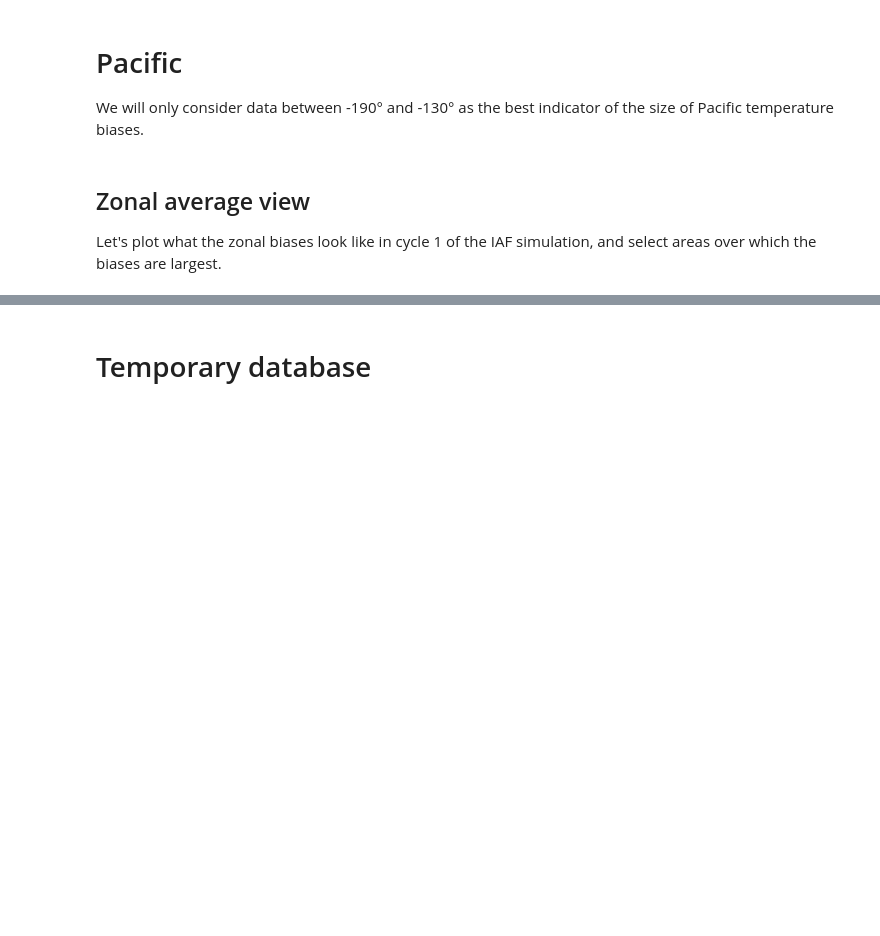
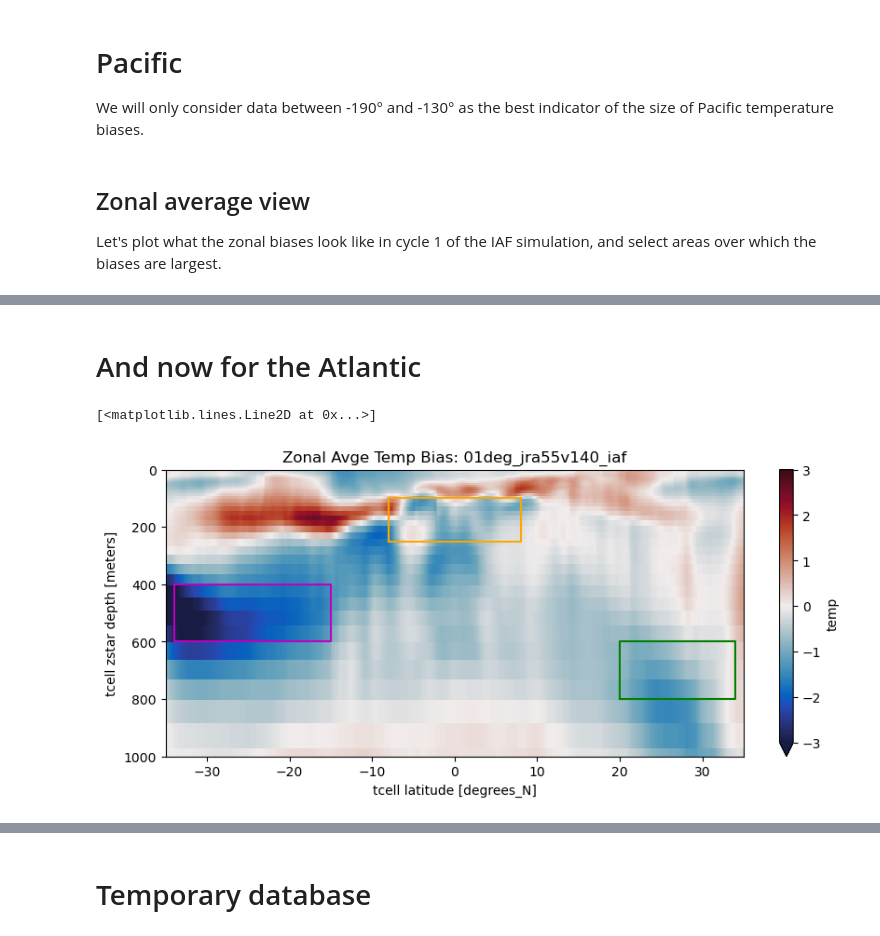
Before and after one commit to COSIMA/ACCESS-OM2-Temp-Biases, a Jupyter notebook: PerturbationBiasTimeseries.ipynb, the cells around one changed output, grey strips where cells are left out. Drawn from its saved outputs; the diff is of its cells as text; code cells hidden in the pictures; blank space fills up the shorter version.

Commit message:
merging atlantic and pacific perturbation notebook

```diff
--- a/PerturbationBiasTimeseries.ipynb
+++ b/PerturbationBiasTimeseries.ipynb
@@ -146,0 +150,42 @@ Text(0.5, 1.0, '(c) Northern Tropical Pacific Intermediate-depth Bias')
+# %% [markdown]
+# And now for the Atlantic
+# %%
+# This is for tropical and subtropical Atlantic
+transect_lons = [-50, -10]
+transect_lats = [-35,35]
+
+KELVIN_TO_CELSIUS = -273.15
+# %%
+expt = '01deg_jra55v140_iaf'
+tstart = '1981-01-01'
+tend = '1981-12-31'
+temp = cc.querying.getvar(expt, 'temp', session, ncfile='ocean-3d-temp-1-monthly-mean-ym_%.nc')#,chunks={'st_ocean':20,'xt_ocean':100,'yt_ocean':100,'time':None})
+temperature = temp.sel(yt_ocean=slice(transect_lats[0],transect_lats[1])).sel(xt_ocean=slice(transect_lons[0],transect_lons[1])).mean('xt_ocean').sel(time=slice(tstart,tend)).mean('time').load() + KELVIN_TO_CELSIUS
+# %%
+# Load obs
+ds_obs = xr.open_mfdataset('/g/data/ik11/observations/woa13/01/woa13_ts_??_mom01.nc')#,chunks={'ZT':20,'GRID_X_T':100,'GRID_Y_T':100,'time':None})
+ds_obs = ds_obs.rename({'GRID_Y_T': 'yt_ocean', 'GRID_X_T': 'xt_ocean', 'ZT': 'st_ocean'})
+ds_obs['st_ocean'] = temp.st_ocean
+ds_obs['xt_ocean'] = temp.xt_ocean
+ds_obs['yt_ocean'] = temp.yt_ocean
+ds_obs = ds_obs.sel(yt_ocean=slice(transect_lats[0],transect_lats[1])).sel(xt_ocean=slice(transect_lons[0],transect_lons[1])).mean('xt_ocean').mean('time')
+temperature_obs = ds_obs.temp.load()
+
+plt.figure(figsize=(10,4))
+temp_bias = temperature-temperature_obs
+temp_bias.plot(yincrease=False,vmin=-3, vmax=3,cmap = cm.cm.balance)
+plt.ylim(ymin=1000)
+plt.title('Zonal Avge Temp Bias: '+expt)
+# Define 3 regions
+r1 = {'minlat':-34,'maxlat':-15,'upperdepth':400,'lowerdepth':600}
+r2 = {'minlat':-8,'maxlat':8,'upperdepth':100,'lowerdepth':250}
+r3 = {'minlat':20,'maxlat':34,'upperdepth':600,'lowerdepth':800}
+plt.plot([r1['minlat'], r1['maxlat'], r1['maxlat'], r1['minlat'], r1['minlat']],
+         [r1['lowerdepth'], r1['lowerdepth'], r1['upperdepth'], r1['upperdepth'], r1['lowerdepth']],'m')
+plt.plot([r2['minlat'], r2['maxlat'], r2['maxlat'], r2['minlat'], r2['minlat']],
+         [r2['lowerdepth'], r2['lowerdepth'], r2['upperdepth'], r2['upperdepth'], r2['lowerdepth']],'orange')
+plt.plot([r3['minlat'], r3['maxlat'], r3['maxlat'], r3['minlat'], r3['minlat']],
+         [r3['lowerdepth'], r3['lowerdepth'], r3['upperdepth'], r3['upperdepth'], r3['lowerdepth']],'g')
+# %% [output]
+[<matplotlib.lines.Line2D at 0x...>]
+[figure, added]
```
Also changed, not shown: parts of 11 cells of this notebook, 2 other files.
